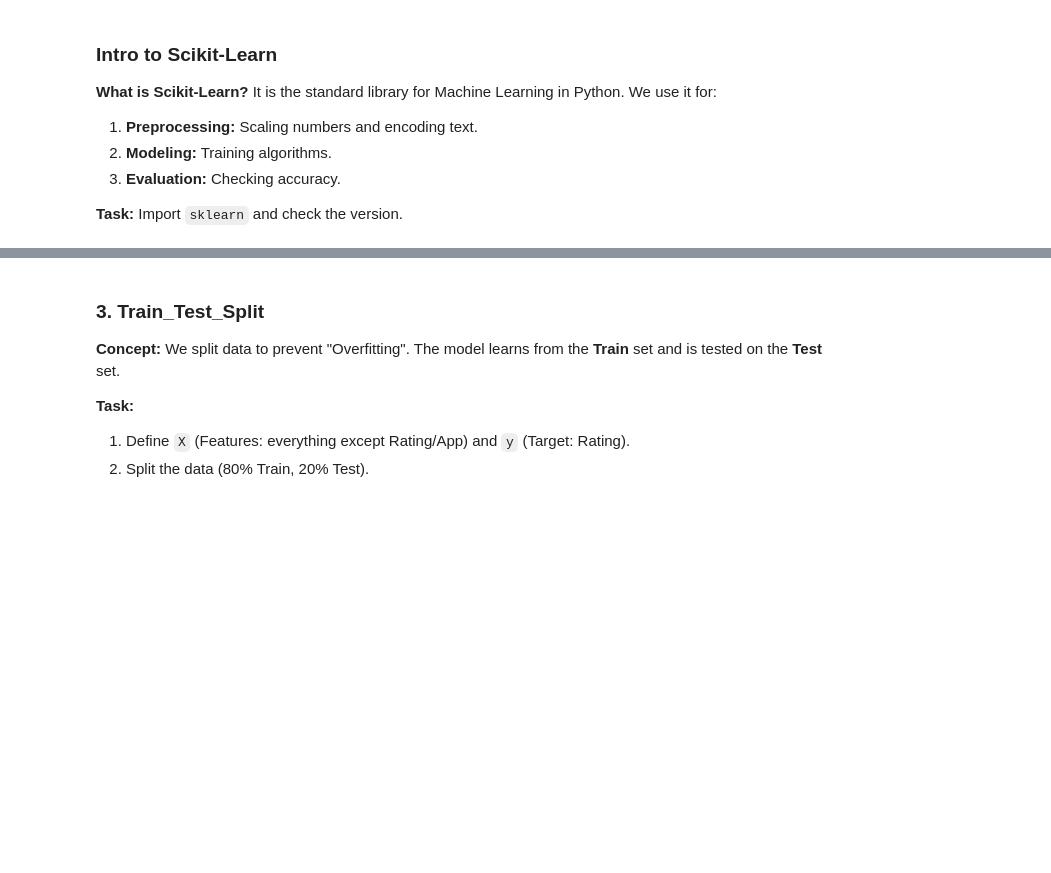
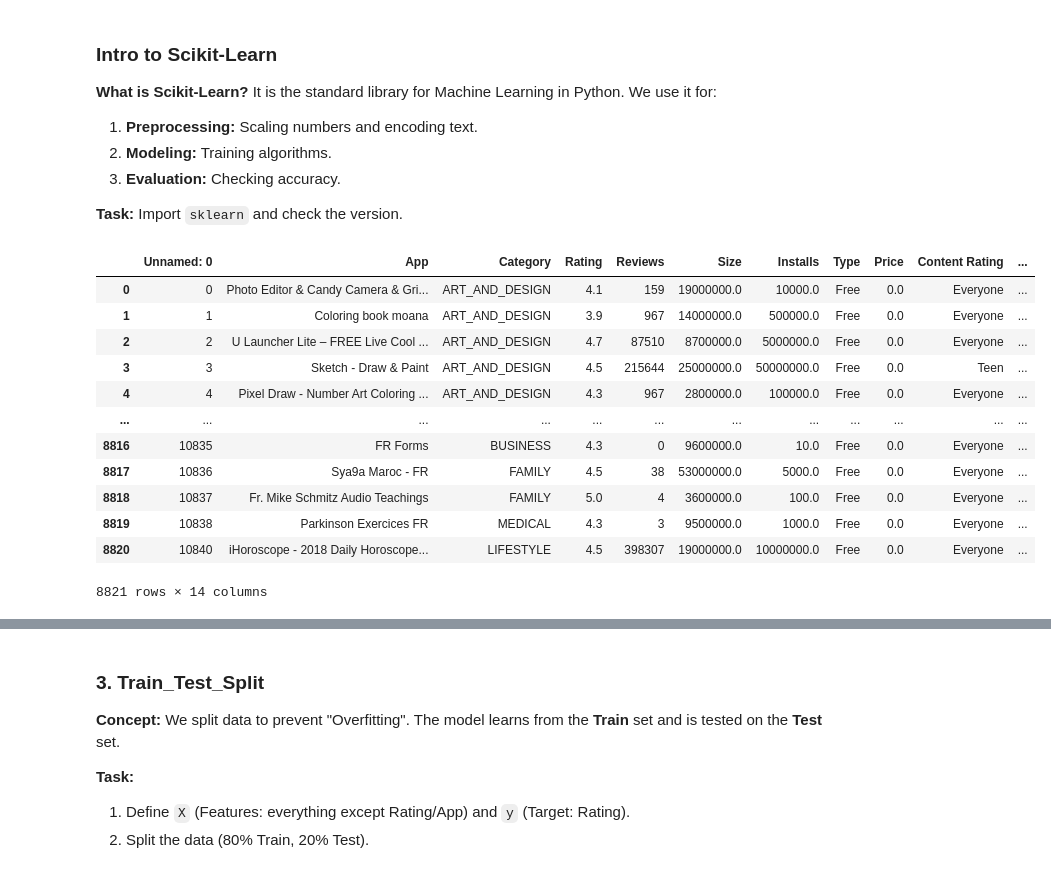
Before and after one commit to KUNJ-CP23/Sem6, a Jupyter notebook: MLDL/Lab3_Blank.ipynb, the cells around one changed output, grey strips where cells are left out. Drawn from its saved outputs; the diff is of its cells as text; code cells hidden in the pictures; blank space fills up the shorter version.

```diff
--- a/MLDL/Lab3_Blank.ipynb
+++ b/MLDL/Lab3_Blank.ipynb
@@ -31,6 +31,24 @@ It is the standard library for Machine Learning in Python. We use it for:
 3.  **Evaluation:** Checking accuracy.
 
 **Task:** Import `sklearn` and check the version.
+# %%
+df = pd.read_csv("/content/google_data.csv")
+# %%
+df
+# %% [output]
+|  | Unnamed: 0 | App | Category | Rating | Reviews | Size | Installs | Type | Price | Content Rating | ... |
+| 0 | 0 | Photo Editor & Candy Camera & Gri... | ART_AND_DESIGN | 4.1 | 159 | 19000000.0 | 10000.0 | Free | 0.0 | Everyone | ... |
+| 1 | 1 | Coloring book moana | ART_AND_DESIGN | 3.9 | 967 | 14000000.0 | 500000.0 | Free | 0.0 | Everyone | ... |
+| 2 | 2 | U Launcher Lite – FREE Live Cool ... | ART_AND_DESIGN | 4.7 | 87510 | 8700000.0 | 5000000.0 | Free | 0.0 | Everyone | ... |
+| 3 | 3 | Sketch - Draw & Paint | ART_AND_DESIGN | 4.5 | 215644 | 25000000.0 | 50000000.0 | Free | 0.0 | Teen | ... |
+| 4 | 4 | Pixel Draw - Number Art Coloring ... | ART_AND_DESIGN | 4.3 | 967 | 2800000.0 | 100000.0 | Free | 0.0 | Everyone | ... |
+| ... | ... | ... | ... | ... | ... | ... | ... | ... | ... | ... | ... |
+| 8816 | 10835 | FR Forms | BUSINESS | 4.3 | 0 | 9600000.0 | 10.0 | Free | 0.0 | Everyone | ... |
+| 8817 | 10836 | Sya9a Maroc - FR | FAMILY | 4.5 | 38 | 53000000.0 | 5000.0 | Free | 0.0 | Everyone | ... |
+| 8818 | 10837 | Fr. Mike Schmitz Audio Teachings | FAMILY | 5.0 | 4 | 3600000.0 | 100.0 | Free | 0.0 | Everyone | ... |
+| 8819 | 10838 | Parkinson Exercices FR | MEDICAL | 4.3 | 3 | 9500000.0 | 1000.0 | Free | 0.0 | Everyone | ... |
+| 8820 | 10840 | iHoroscope - 2018 Daily Horoscope... | LIFESTYLE | 4.5 | 398307 | 19000000.0 | 10000000.0 | Free | 0.0 | Everyone | ... |
+8821 rows × 14 columns
 # %%
 ##__version__
 print("Scikit-learn version: {sklearn.__version__}")
```
Also changed, not shown: parts of 17 cells of this notebook, 1 other file.
